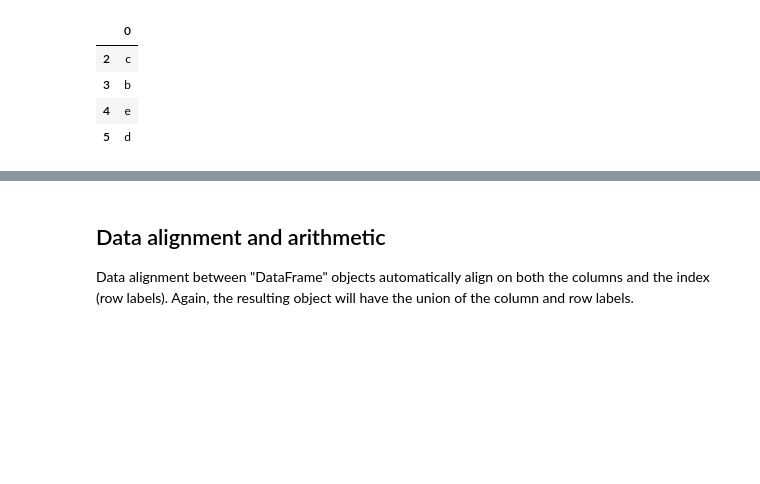
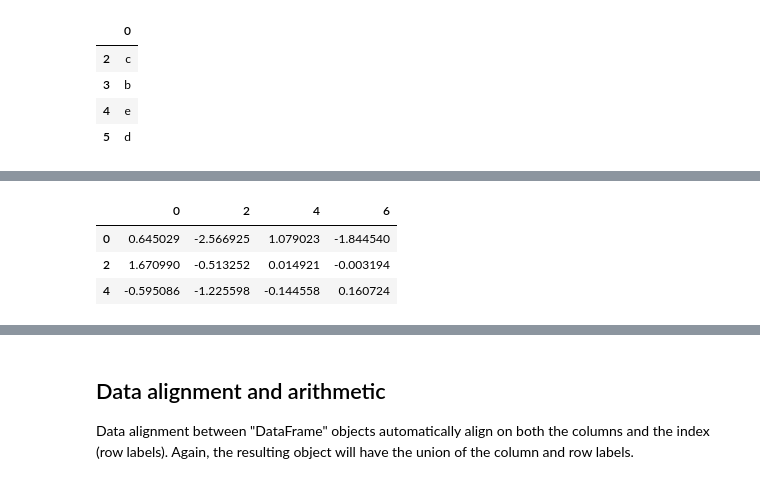
Before and after one commit to SiddheshDaphane/Data-Analysis-in-Python, a Jupyter notebook: Everything-about-Numpy-and-Pandas/Basic_to_advance_pandas.ipynb, the cells around one changed output, grey strips where cells are left out. Drawn from its saved outputs; the diff is of its cells as text; code cells hidden in the pictures; blank space fills up the shorter version.

```diff
--- a/Everything-about-Numpy-and-Pandas/Basic_to_advance_pandas.ipynb
+++ b/Everything-about-Numpy-and-Pandas/Basic_to_advance_pandas.ipynb
@@ -944,0 +994,7 @@ s.sort_index().loc[1:6]
+# %%
+df1.iloc[:3]
+# %% [output]
+|  | 0 | 2 | 4 | 6 |
+| 0 | 0.645029 | -2.566925 | 1.079023 | -1.844540 |
+| 2 | 1.670990 | -0.513252 | 0.014921 | -0.003194 |
+| 4 | -0.595086 | -1.225598 | -0.144558 | 0.160724 |
```
Also changed, not shown: parts of 17 cells of this notebook.
